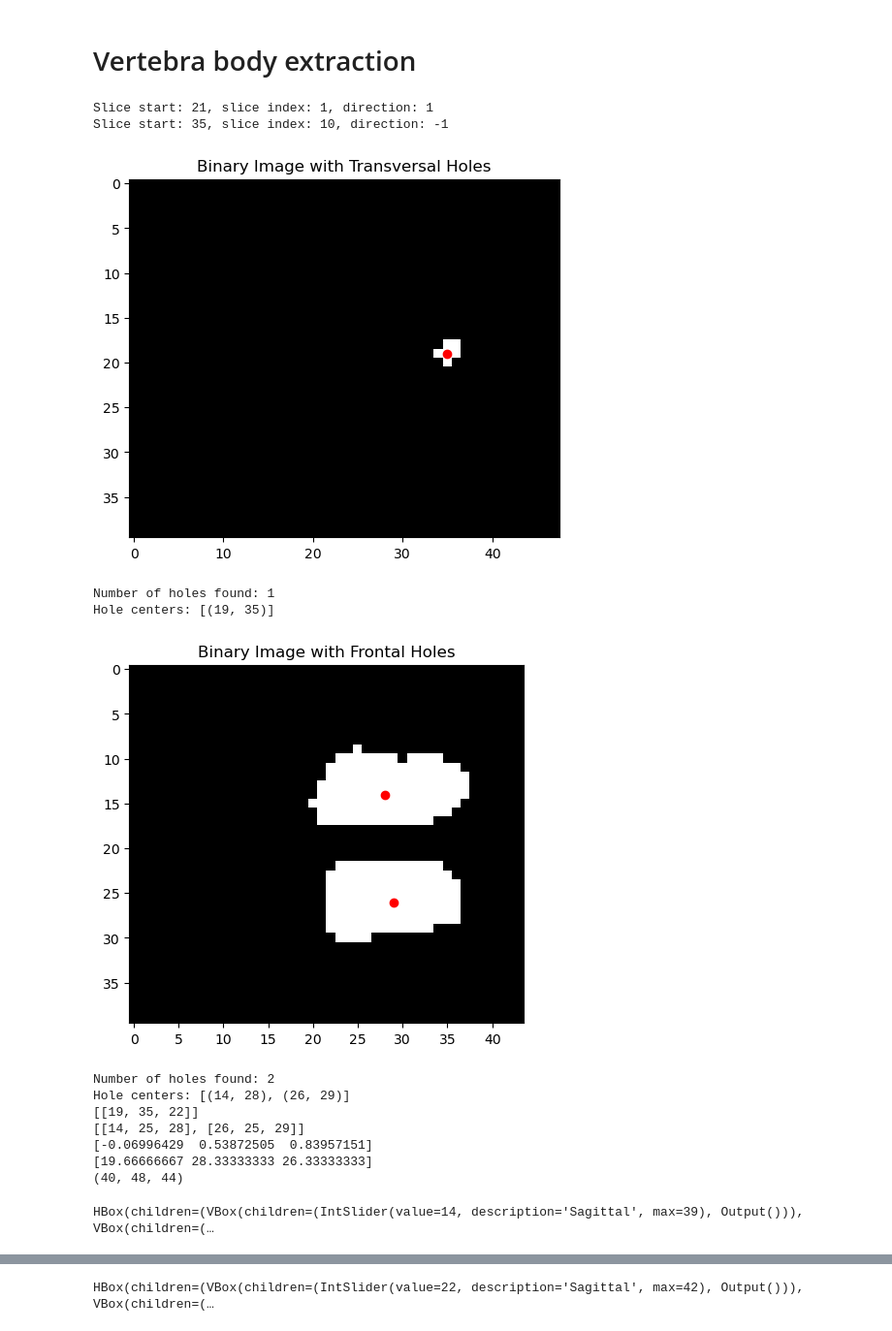
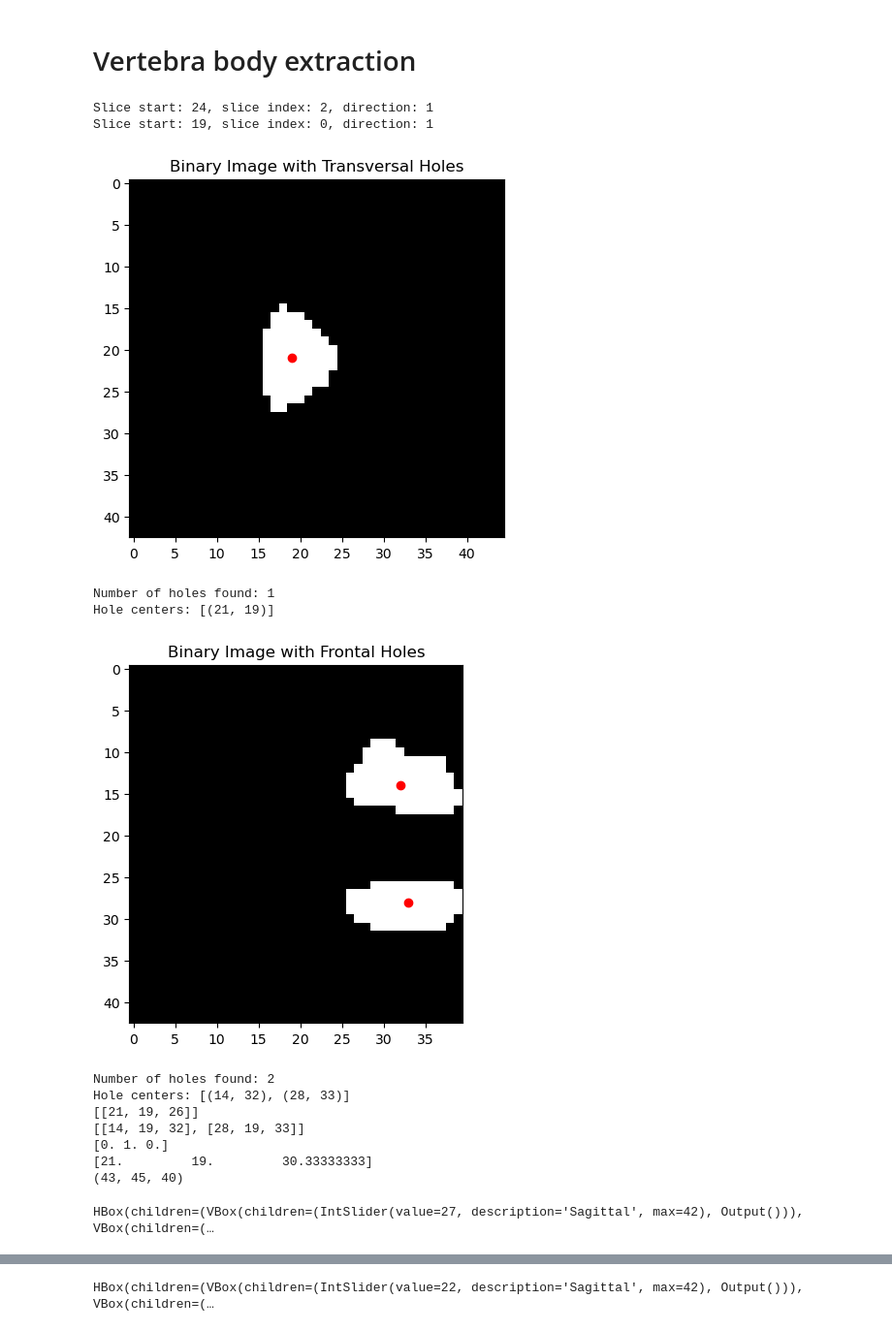
Before and after one commit to EmilKoco/Segmentation-practice, a Jupyter notebook: TestProgam.ipynb, the cells around one changed output, grey strips where cells are left out. Shown: that part at 97% size. Cells and saved outputs as stored; diff of their text form; code cells hidden in the pictures.

Commit message:
Temp solution for bug
Found a temporary solution for finding the middle hole. The solution is to take the average of max value and the middle point.

```diff
--- a/TestProgam.ipynb
+++ b/TestProgam.ipynb
@@ -189,17 +186,7 @@ def plot_segmentation(vis_arr, value=-1):
 
     display(ui)
 # %%
-from scipy.interpolate import UnivariateSpline
-
-def refine_hole_location(intensity_profile):
-    """
-    Use cubic spline interpolation to smooth out the hole detection
-    and find a more centered transversal slice.
-    """
-    x = np.arange(len(intensity_profile))  # Slice indices
-    spline = UnivariateSpline(x, intensity_profile, k=3, s=1)  # Smooth spline fit
-    refined_idx = np.argmax(spline(x))  # Find the best refined peak
-    return int(refined_idx)
+from scipy.ndimage import gaussian_filter
 
 
 def find_holes(binary_image_arg, start_index, axis=2, target_holes=1, invers=False):
@@ -225,10 +212,9 @@ def find_holes(binary_image_arg, start_index, axis=2, target_holes=1, invers=Fal
 
 def hole_find(binary_image_arg, plot=False):
     # Find the slice with the most foreground pixels
-    #start_index = np.argmax(np.sum(binary_image_arg == 1, axis=(0, 1)))
-    #start_index = int(binary_image_arg.shape[2]/2)
-    intensity_profile = np.sum(binary_image_arg, axis=(1, 2))
-    start_index = refine_hole_location(intensity_profile)
+    start_index_max = np.argmax(np.sum(binary_image_arg == 1, axis=(0, 1)))
+    start_index_mid = int(binary_image_arg.shape[2]/2)
+    start_index = int((start_index_max + start_index_mid)/2)
 
     # Find the transverse holes
     holes, labeled_holes, transversal_index, hole_centers = find_holes(binary_image_arg, start_index, axis=2, target_holes=1, invers=True)
@@ -340,37 +322,37 @@ def remove_back_part(volume, center, conn1, conn2):
 # %%
 #Testing cell
 output_img_info, output_img_data = read_data()
-value = 36
+value = 37
 array = (output_img_data == value).astype(np.uint8) * value
 temp, sagital_start, frontal_start, transversal_start = crop_image(array)
 
 # Example binary image (object with holes)
 binary_image = (temp == value).astype(np.uint8) * 1
 
 #For frontal they are organised (Sagital slice, Transversal)
 #For transversal they are organised (Sagital, Frontal)
 transversal_holes,frontal_holes = hole_find(binary_image, True)
 print(transversal_holes)
 print(frontal_holes)
 
 modified_vertebra = remove_back_part(binary_image, transversal_holes[0], frontal_holes[0], frontal_holes[1])
 print(modified_vertebra.shape)
 plot_segmentation(modified_vertebra, value=1)
 # %% [output]
-Slice start: 21, slice index: 1, direction: 1
-Slice start: 35, slice index: 10, direction: -1
+Slice start: 24, slice index: 2, direction: 1
+Slice start: 19, slice index: 0, direction: 1
-[figure, old version]
+[figure, new version]
 Number of holes found: 1
-Hole centers: [(19, 35)]
+Hole centers: [(21, 19)]
-[figure, old version]
+[figure, new version]
 Number of holes found: 2
-Hole centers: [(14, 28), (26, 29)]
-[[19, 35, 22]]
-[[14, 25, 28], [26, 25, 29]]
-[-0.06996429  0.53872505  0.83957151]
-[19.66666667 28.33333333 26.33333333]
-(40, 48, 44)
+Hole centers: [(14, 32), (28, 33)]
+[[21, 19, 26]]
+[[14, 19, 32], [28, 19, 33]]
+[0. 1. 0.]
+[21.         19.         30.33333333]
+(43, 45, 40)
-HBox(children=(VBox(children=(IntSlider(value=14, description='Sagittal', max=39), Output())), VBox(children=(…
+HBox(children=(VBox(children=(IntSlider(value=27, description='Sagittal', max=42), Output())), VBox(children=(…
 # %%
 #Testing cell
 output_img_nifti, output_img_data = read_data()
```
Also changed, not shown: parts of 4 cells of this notebook.
